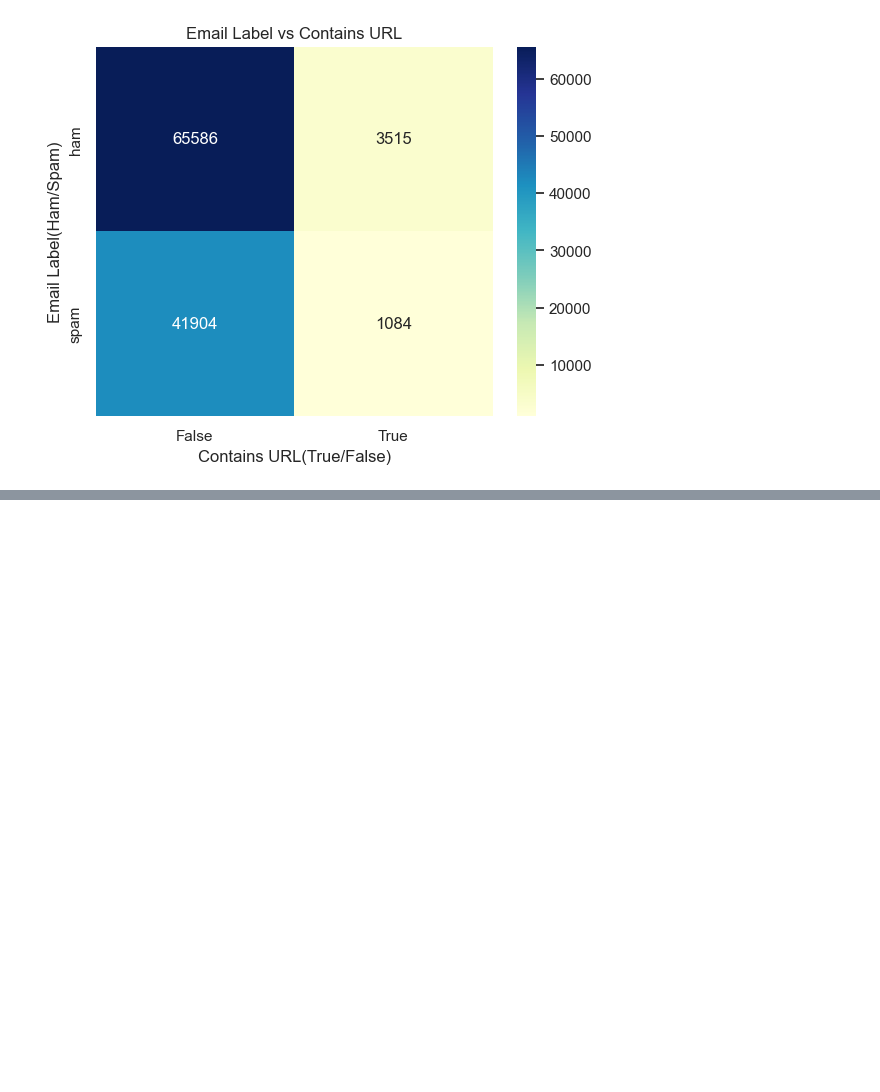
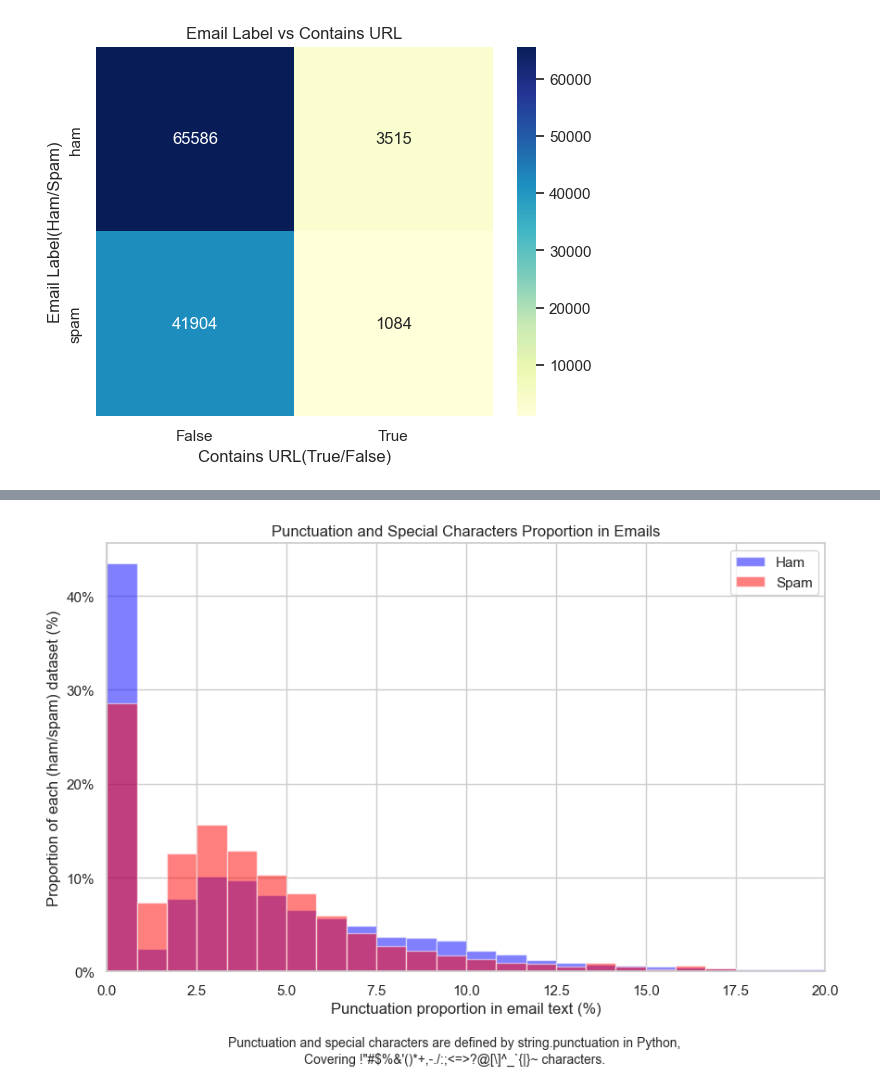
Before and after one commit to KnightChaser/AIPP4Collegers, a Jupyter notebook: dataset/datasetVisualization.ipynb, the cells around one changed output, grey strips where cells are left out. Saved outputs shown, nothing was run; the diff lists cells and outputs as text; code cells hidden in the pictures; blank space fills up the shorter version.

```diff
--- a/dataset/datasetVisualization.ipynb
+++ b/dataset/datasetVisualization.ipynb
@@ -152,0 +206,60 @@ plt.show()
+# %%
+# Punctuation and special characters are often used in spam emails to grab the reader's attention.
+# But is it possible to distinguish between ham and spam emails based on the proportion of punctuation and special characters?
+# Special characters are "!"#$%&'()*+,-./:;<=>?@[\]^_`{|}~", defined by string.punctuation in Python.
+import pandas as pd
+import matplotlib.pyplot as plt
+import numpy as np
+import string
+from matplotlib.ticker import FuncFormatter
+
+# Sample DataFrame
+data = {
+    "text": df["text"],
+    "label": df["label"]
+}
+df = pd.DataFrame(data)
+
+# Function to calculate proportion of punctuation and special characters per 100 characters
+def calculate_punctuation_proportion(text):
+    punctuation_count = sum(1 for char in text if char in string.punctuation)
+    total_characters = len(text)
+    return (punctuation_count / total_characters) * 100 if total_characters > 0 else 0
+
+# Apply punctuation proportion calculation to the DataFrame
+df["punctuation_proportion"] = df["text"].apply(calculate_punctuation_proportion)
+
+# Separate ham and spam emails
+ham_emails = df[df["label"] == "ham"]
+spam_emails = df[df["label"] == "spam"]
+
+# Plot histograms for punctuation proportion distribution of ham and spam emails
+plt.figure(figsize=(10, 6))
+
+# Calculate relative frequency
+bins = 120
+
+# Plot histogram for ham emails
+plt.hist(ham_emails["punctuation_proportion"], bins=bins, alpha=0.5, color="blue", label="Ham", density=True)
+plt.hist(spam_emails["punctuation_proportion"], bins=bins, alpha=0.5, color="red", label="Spam", density=True)
+
+plt.title("Punctuation and Special Characters Proportion in Emails")
+plt.xlabel("Punctuation proportion in email text (%)")
+plt.xlim(0, 20)
+plt.ylabel("Proportion of each (ham/spam) dataset (%)")
+plt.legend()
+plt.grid(True)
+
+# Function to format y-axis as percentage like 10% from fractional values like 0.1
+formatter = FuncFormatter(lambda y, _: '{:.0%}'.format(y))
+plt.gca().yaxis.set_major_formatter(formatter)
+
+caption_text = "Punctuation and special characters are defined by string.punctuation in Python,\nCovering !\"#$%&'()*+,-./:;<=>?@[\]^_`{|}~ characters."
+plt.figtext(0.5, -0.05, caption_text, wrap=True, horizontalalignment='center', fontsize=10)
+
+plt.show()
+
+# As a result, spam emails tend to have a higher proportion of punctuation and special characters compared to ham emails.
+# It means spam email texts are more likely to contain punctuation and special characters than ham email texts.
+# %% [output]
+[figure, added]
```
Also changed, not shown: parts of 5 cells of this notebook.
